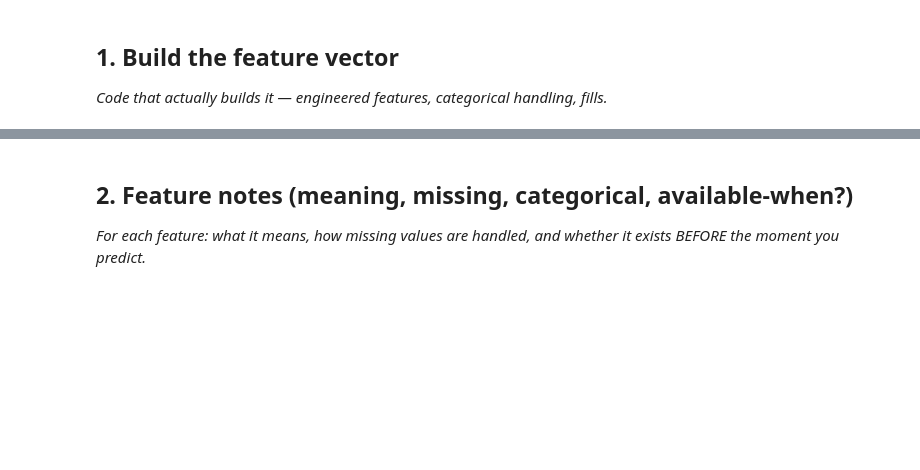
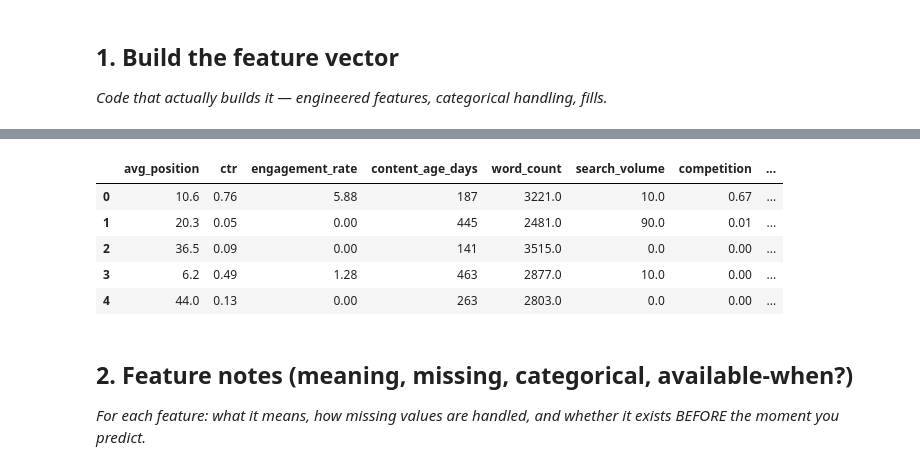
Before and after one commit to TemitopeAlawode/flyrank-ml-internship, a Jupyter notebook: work/notebooks/w03_feature_leakage_check.ipynb, the cells around one changed output, grey strips where cells are left out. Cells and saved outputs as stored; diff of their text form; code cells hidden in the pictures; blank space fills up the shorter version.

Commit message:
Add w03_feature_leakage_check.ipynb - Feature vector and leakage audit

```diff
--- a/work/notebooks/w03_feature_leakage_check.ipynb
+++ b/work/notebooks/w03_feature_leakage_check.ipynb
@@ -12,0 +23,80 @@ This skeleton is yours to fill. Work the sections **in order** — each one has
+# %%
+import os, sys, subprocess
+import pandas as pd
+import numpy as np
+from sklearn.preprocessing import StandardScaler
+
+# Setup for Colab
+IN_COLAB = "google.colab" in sys.modules
+REPO_URL = "https://github.com/flyrank-bih/flyrank-ml-internship-starter"
+REPO_DIR = "flyrank-ml-internship-starter"
+
+if IN_COLAB:
+    if not os.path.isdir(REPO_DIR):
+        subprocess.run(["git", "clone", "--depth", "1", REPO_URL, REPO_DIR], check=True)
+    os.chdir(REPO_DIR)
+    subprocess.run([sys.executable, "-m", "pip", "install", "-q", "-r", "requirements.txt"], check=True)
+
+print("Working dir:", os.getcwd())
+
+# Load data
+df = pd.read_csv("data/raw/content_refresh_anonymized.csv")
+
+print("=== Building Feature Vector ===\n")
+print(f"Total rows: {len(df):,}\n")
+
+# === Define features (knowable at decision time) ===
+
+# Numeric features (directly available)
+numeric_features = [
+    'avg_position',           # Current position
+    'ctr',                    # Click-through rate
+    'engagement_rate',        # Visitor engagement
+    'content_age_days',       # Age of content
+    'word_count',             # Content length
+    'search_volume',          # Keyword demand
+    'competition',            # Competition level
+    'days_since_last_update'  # Freshness
+]
+
+# Categorical features (will be one-hot encoded)
+categorical_features = [
+    'content_type',           # Type of page
+    'main_intent'             # User intent
+]
+
+# === Build feature matrix ===
+
+# Start with numeric features
+X_numeric = df[numeric_features].copy()
+
+# Handle missing values:
+# - avg_position: 0 means "no data" → replace with -1 to distinguish
+X_numeric['avg_position'] = X_numeric['avg_position'].replace(0, -1)
+
+# - For other numeric columns, fill with median
+for col in numeric_features:
+    if col != 'avg_position':
+        median_val = X_numeric[col].median()
+        X_numeric[col] = X_numeric[col].fillna(median_val)
+
+# Handle categorical features (one-hot encode)
+X_categorical = pd.get_dummies(df[categorical_features], drop_first=True)
+
+# Combine
+X = pd.concat([X_numeric, X_categorical], axis=1)
+
+# === Create label ===
+y = (df['trend_direction'] == 'down').astype(int)
+
+print(f"Feature matrix shape: {X.shape}")
+print(f"Features: {X.shape[1]}")
+print(f"Rows: {X.shape[0]}")
+print(f"\nLabel distribution:")
+print(f"  Declining (1): {y.sum():,} ({y.mean()*100:.1f}%)")
+print(f"  Not declining (0): {(1-y).sum():,} ({(1-y.mean())*100:.1f}%)")
+
+# Show first few rows
+print("\n=== Sample Feature Vector (first 5 rows) ===")
+X.head(5)
+# %% [output]
@@ -13,3 +117,9 @@ This skeleton is yours to fill. Work the sections **in order** — each one has
+|  | avg_position | ctr | engagement_rate | content_age_days | word_count | search_volume | competition | ... |
+| 0 | 10.6 | 0.76 | 5.88 | 187 | 3221.0 | 10.0 | 0.67 | ... |
+| 1 | 20.3 | 0.05 | 0.00 | 445 | 2481.0 | 90.0 | 0.01 | ... |
+| 2 | 36.5 | 0.09 | 0.00 | 141 | 3515.0 | 0.0 | 0.00 | ... |
+| 3 | 6.2 | 0.49 | 1.28 | 463 | 2877.0 | 10.0 | 0.00 | ... |
+| 4 | 44.0 | 0.13 | 0.00 | 263 | 2803.0 | 0.0 | 0.00 | ... |
 # %% [markdown]
 ## 2. Feature notes (meaning, missing, categorical, available-when?)
 
```
Also changed, not shown: parts of 9 cells of this notebook.
